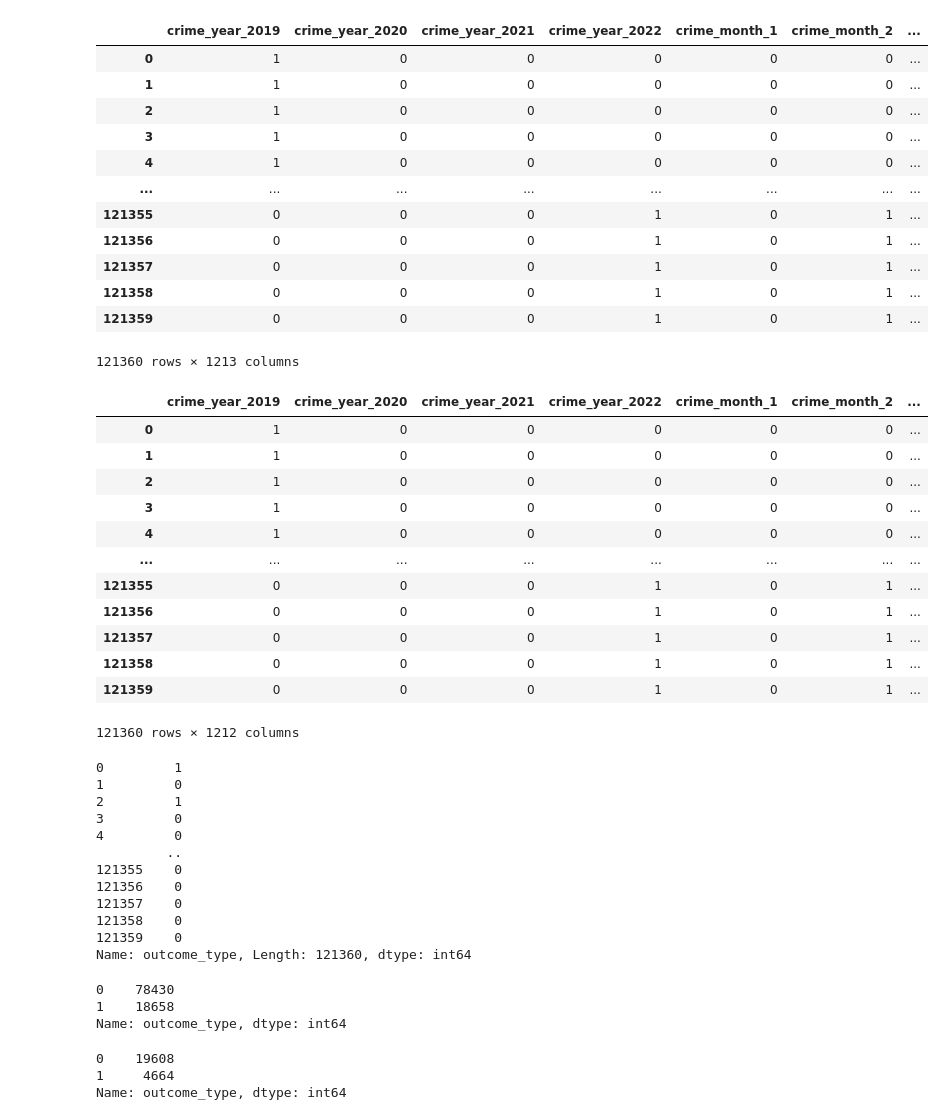
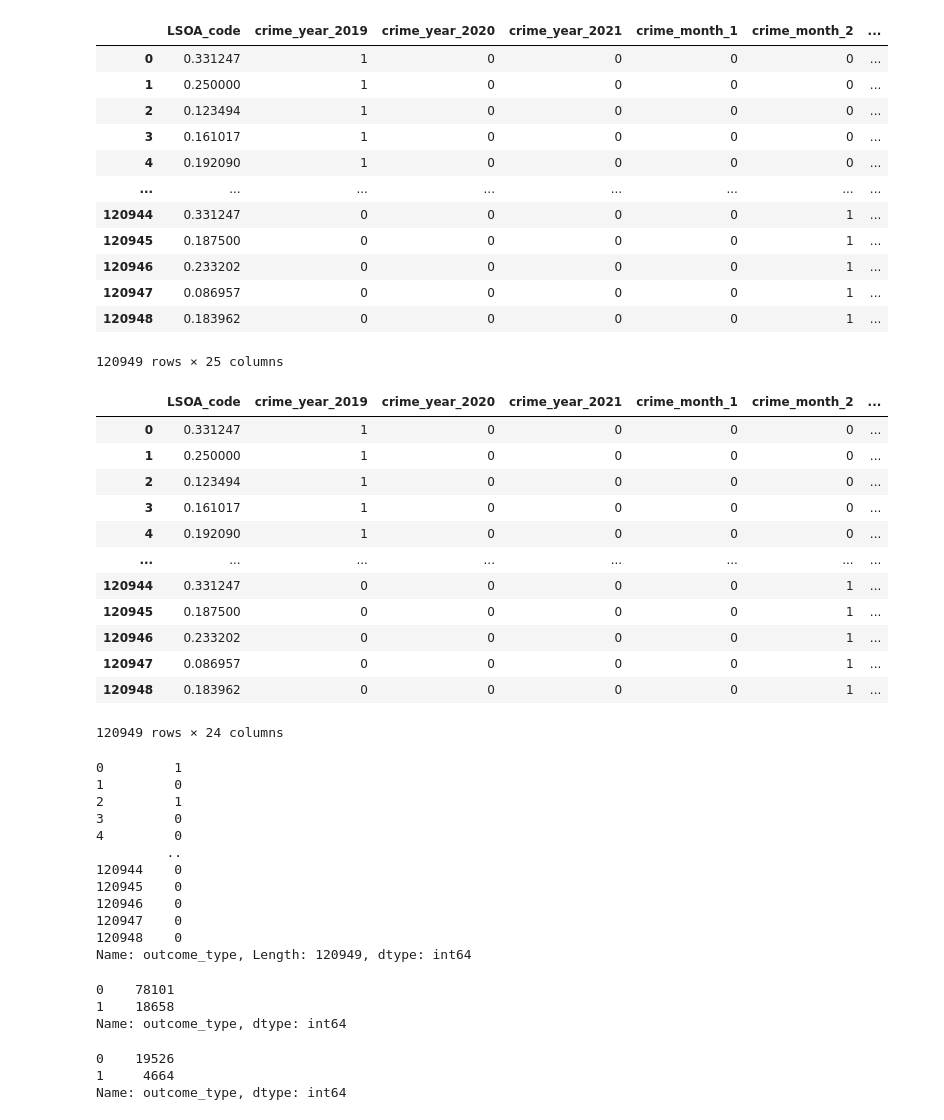
Before and after one commit to saquibmohiuddin/Hertfordshire-Constabulary, a Jupyter notebook: codes/final-modelling.ipynb, the cells around one changed output. Drawn from its saved outputs; the diff is of its cells as text; code cells hidden in the pictures.

```diff
--- a/codes/final-modelling.ipynb
+++ b/codes/final-modelling.ipynb
@@ -23,37 +29,37 @@ from sklearn.model_selection import RandomizedSearchCV
 # %%
-df = pd.read_csv("D:/ADSP/Hertfordshire-Constabulary/data/final-one-hot-encoded.csv")
+df = pd.read_csv("D:/ADSP/Hertfordshire-Constabulary/data/final-one-hot-mean-encoded.csv")
 df
 # %% [output]
-|  | crime_year_2019 | crime_year_2020 | crime_year_2021 | crime_year_2022 | crime_month_1 | crime_month_2 | ... |
-| 0 | 1 | 0 | 0 | 0 | 0 | 0 | ... |
-| 1 | 1 | 0 | 0 | 0 | 0 | 0 | ... |
-| 2 | 1 | 0 | 0 | 0 | 0 | 0 | ... |
-| 3 | 1 | 0 | 0 | 0 | 0 | 0 | ... |
-| 4 | 1 | 0 | 0 | 0 | 0 | 0 | ... |
+|  | LSOA_code | crime_year_2019 | crime_year_2020 | crime_year_2021 | crime_month_1 | crime_month_2 | ... |
+| 0 | 0.331247 | 1 | 0 | 0 | 0 | 0 | ... |
+| 1 | 0.250000 | 1 | 0 | 0 | 0 | 0 | ... |
+| 2 | 0.123494 | 1 | 0 | 0 | 0 | 0 | ... |
+| 3 | 0.161017 | 1 | 0 | 0 | 0 | 0 | ... |
+| 4 | 0.192090 | 1 | 0 | 0 | 0 | 0 | ... |
 | ... | ... | ... | ... | ... | ... | ... | ... |
-| 121355 | 0 | 0 | 0 | 1 | 0 | 1 | ... |
-| 121356 | 0 | 0 | 0 | 1 | 0 | 1 | ... |
-| 121357 | 0 | 0 | 0 | 1 | 0 | 1 | ... |
-| 121358 | 0 | 0 | 0 | 1 | 0 | 1 | ... |
-| 121359 | 0 | 0 | 0 | 1 | 0 | 1 | ... |
+| 120944 | 0.331247 | 0 | 0 | 0 | 0 | 1 | ... |
+| 120945 | 0.187500 | 0 | 0 | 0 | 0 | 1 | ... |
+| 120946 | 0.233202 | 0 | 0 | 0 | 0 | 1 | ... |
+| 120947 | 0.086957 | 0 | 0 | 0 | 0 | 1 | ... |
+| 120948 | 0.183962 | 0 | 0 | 0 | 0 | 1 | ... |
-121360 rows × 1213 columns
+120949 rows × 25 columns
 # %%
 x_input = df.iloc[: , :-1]
 x_input
 # %% [output]
-|  | crime_year_2019 | crime_year_2020 | crime_year_2021 | crime_year_2022 | crime_month_1 | crime_month_2 | ... |
-| 0 | 1 | 0 | 0 | 0 | 0 | 0 | ... |
-| 1 | 1 | 0 | 0 | 0 | 0 | 0 | ... |
-| 2 | 1 | 0 | 0 | 0 | 0 | 0 | ... |
-| 3 | 1 | 0 | 0 | 0 | 0 | 0 | ... |
-| 4 | 1 | 0 | 0 | 0 | 0 | 0 | ... |
+|  | LSOA_code | crime_year_2019 | crime_year_2020 | crime_year_2021 | crime_month_1 | crime_month_2 | ... |
+| 0 | 0.331247 | 1 | 0 | 0 | 0 | 0 | ... |
+| 1 | 0.250000 | 1 | 0 | 0 | 0 | 0 | ... |
+| 2 | 0.123494 | 1 | 0 | 0 | 0 | 0 | ... |
+| 3 | 0.161017 | 1 | 0 | 0 | 0 | 0 | ... |
+| 4 | 0.192090 | 1 | 0 | 0 | 0 | 0 | ... |
 | ... | ... | ... | ... | ... | ... | ... | ... |
-| 121355 | 0 | 0 | 0 | 1 | 0 | 1 | ... |
-| 121356 | 0 | 0 | 0 | 1 | 0 | 1 | ... |
-| 121357 | 0 | 0 | 0 | 1 | 0 | 1 | ... |
-| 121358 | 0 | 0 | 0 | 1 | 0 | 1 | ... |
-| 121359 | 0 | 0 | 0 | 1 | 0 | 1 | ... |
+| 120944 | 0.331247 | 0 | 0 | 0 | 0 | 1 | ... |
+| 120945 | 0.187500 | 0 | 0 | 0 | 0 | 1 | ... |
+| 120946 | 0.233202 | 0 | 0 | 0 | 0 | 1 | ... |
+| 120947 | 0.086957 | 0 | 0 | 0 | 0 | 1 | ... |
+| 120948 | 0.183962 | 0 | 0 | 0 | 0 | 1 | ... |
-121360 rows × 1212 columns
+120949 rows × 24 columns
 # %%
 y = df["outcome_type"]
 y
@@ -64,24 +70,24 @@ y
 3         0
 4         0
          ..
-121355    0
-121356    0
-121357    0
-121358    0
-121359    0
-Name: outcome_type, Length: 121360, dtype: int64
+120944    0
+120945    0
+120946    0
+120947    0
+120948    0
+Name: outcome_type, Length: 120949, dtype: int64
 # %%
 x_train, x_test, y_train, y_test = train_test_split(x_input, y, test_size=0.20, random_state=4, stratify=y)
 # using stratify to ensure no class disparity
 # %%
 y_train.value_counts()
 # %% [output]
-0    78430
+0    78101
 1    18658
 Name: outcome_type, dtype: int64
 # %%
 y_test.value_counts()
 # %% [output]
-0    19608
+0    19526
 1     4664
 Name: outcome_type, dtype: int64
```
Also changed, not shown: parts of 65 cells of this notebook, 11 other files.
